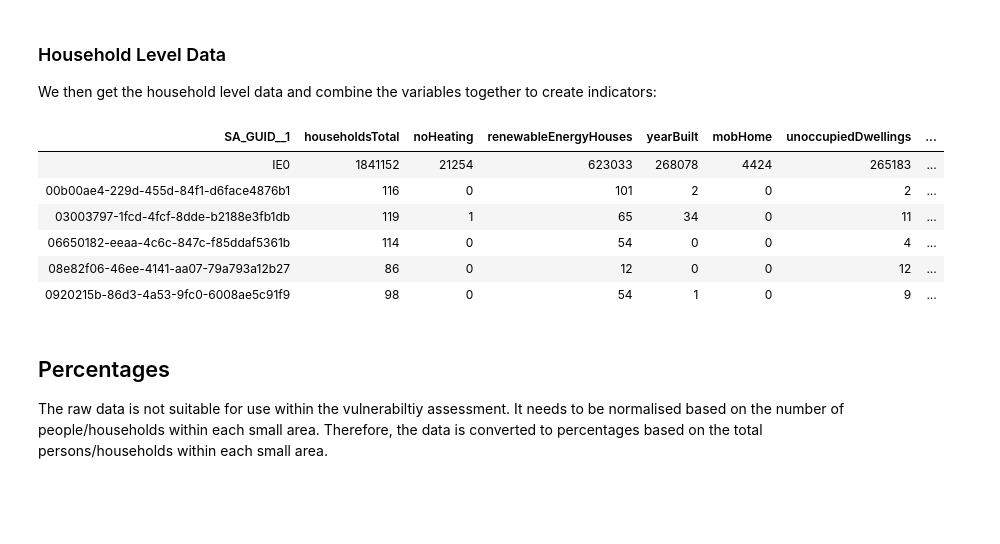
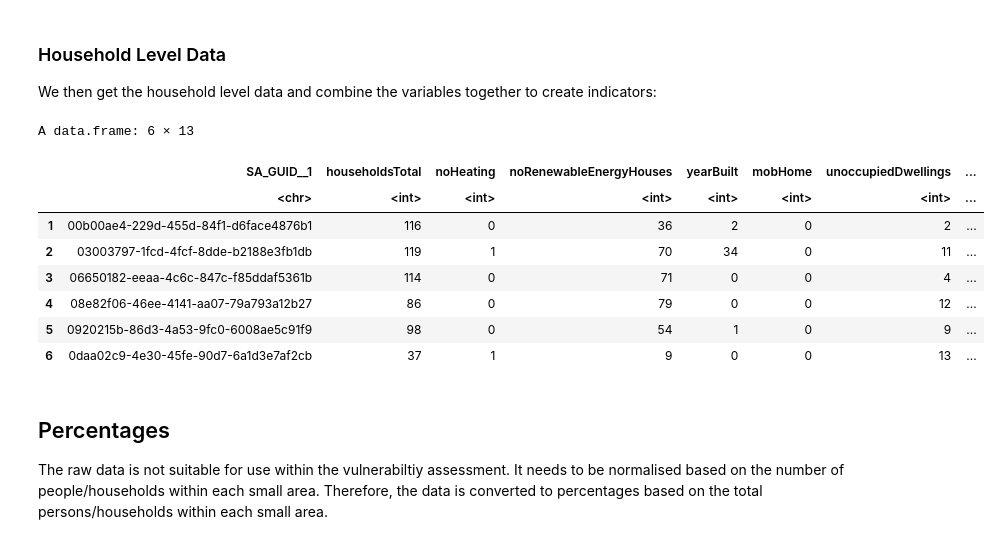
Before and after one commit to REACHOUT-PROJECT/ISVEHI, a Jupyter notebook: 0_Scripts/1a_CensusData.ipynb, the cells around one changed output. Drawn from its saved outputs; the diff is of its cells as text; code cells hidden in the pictures; blank space fills up the shorter version.

```diff
--- a/0_Scripts/1a_CensusData.ipynb
+++ b/0_Scripts/1a_CensusData.ipynb
@@ -22,7 +33,7 @@ The data can be imported directly from the CSO website (this is the default) or
 #smallAreaCSOData <- read.csv("https://www.cso.ie/en/media/csoie/census/census2022/SAPS_2022_Small_Area_270923.csv",  header=TRUE, sep=",")
 
 #get the data locally
-smallAreaCSOData <- read.csv('C:/Users/wcamaro/Documents/Reachout/ISVEHI-main_2024/1_InputData/CSOData/SAPS_2022_Small_Area_270923.csv', header=TRUE, sep=",", stringsAsFactors = FALSE)
+smallAreaCSOData <- read.csv('/Users/declan/Projects/REACHOUT/walther/ISVEHI-main_2024/1_InputData/CSOData/SAPS_2022_Small_Area_270923.csv', header=TRUE, sep=",", stringsAsFactors = FALSE)
 # %% [markdown]
 ## Select only the relevant data
 # %% [markdown]
@@ -254,16 +271,15 @@ noHeatingData <- smallAreaCSOData[, 'T6_5_NCH', drop = FALSE]  #No central heati
 noHeatingData$noHeating <- apply(noHeatingData,1,sum)
 noHeatingData <- select(noHeatingData, 'noHeating')
 
-#RENEWABLE ENERGY SOURCE – Households with renewable energy source
-renewableEnergyHousesVariables <- c(
-    'T6_10_NS', #Renewable energy source not stated
-    'T6_10_RE'  #Has at least one renewable energy source of any type
+#RENEWABLE ENERGY SOURCE – Households with no renewable energy source
+noRenewableEnergyHousesVariables <- c(
+    'T6_10_NORE', #No Renewable Energy
+    'T6_10_NS'    #Not stated
 )
 
-renewablenergyData <- smallAreaCSOData[, renewableEnergyHousesVariables, drop = FALSE]
-renewablenergyData$renewableEnergyHouses <- apply(renewablenergyData,1,sum)
-renewablenergyData <- select(renewablenergyData, 'renewableEnergyHouses')
-
+noRenewablenergyData <- smallAreaCSOData[, noRenewableEnergyHousesVariables, drop = FALSE]
+noRenewablenergyData$noRenewableEnergyHouses <- apply(noRenewablenergyData,1,sum)
+noRenewablenergyData <- select(noRenewablenergyData, 'noRenewableEnergyHouses')
 
 #YEAR PROPERTY BUILT - Permanent private households by year built (Pre 1919, 1919-1945, 1946-1960, 1961-1970,
 #1971-1980, 1981-1990, 1991-2000, 2001-2010, 2011 or Later, Not stated)
@@ -346,41 +362,43 @@ familyUnitsData <- smallAreaCSOData[, familyUnitsVariables, drop = FALSE]
 familyUnitsData$familyUnits <- apply(familyUnitsData,1,sum)
 familyUnitsData <- select(familyUnitsData, 'familyUnits')
 
 
 
 
 
 #combine all the data into one table
 householdData <- cbind(smallAreaID,
                        householdsTotalData,
                        noHeatingData,
-                       renewablenergyData,
+                       noRenewablenergyData,
                        yearBuiltData,
                        mobileHomeData,
                        unoccupiedDwellingsData,
                        oneParentData,
                        onePersonData,
                        noCarData,
                        noInternetData,
                        waterSupplyData,
                        familyUnitsData
                     )
 #inspect the table
 head(householdData)
 
 #get the number of columns in the data
 householdDataColLength = ncol(householdData)
 
 #output the data as a csv
 write.csv(householdData, "../1_InputData/1a_CensusData/household/householdSmallAreaRawData2022.csv", row.names = FALSE)
 # %% [output]
+A data.frame: 6 × 13
-| SA_GUID__1 | householdsTotal | noHeating | renewableEnergyHouses | yearBuilt | mobHome | unoccupiedDwellings | ... |
-| IE0 | 1841152 | 21254 | 623033 | 268078 | 4424 | 265183 | ... |
-| 00b00ae4-229d-455d-84f1-d6face4876b1 | 116 | 0 | 101 | 2 | 0 | 2 | ... |
-| 03003797-1fcd-4fcf-8dde-b2188e3fb1db | 119 | 1 | 65 | 34 | 0 | 11 | ... |
-| 06650182-eeaa-4c6c-847c-f85ddaf5361b | 114 | 0 | 54 | 0 | 0 | 4 | ... |
-| 08e82f06-46ee-4141-aa07-79a793a12b27 | 86 | 0 | 12 | 0 | 0 | 12 | ... |
-| 0920215b-86d3-4a53-9fc0-6008ae5c91f9 | 98 | 0 | 54 | 1 | 0 | 9 | ... |
+|  | SA_GUID__1 | householdsTotal | noHeating | noRenewableEnergyHouses | yearBuilt | mobHome | unoccupiedDwellings | ... |
+|  | <chr> | <int> | <int> | <int> | <int> | <int> | <int> | ... |
+| 1 | 00b00ae4-229d-455d-84f1-d6face4876b1 | 116 | 0 | 36 | 2 | 0 | 2 | ... |
+| 2 | 03003797-1fcd-4fcf-8dde-b2188e3fb1db | 119 | 1 | 70 | 34 | 0 | 11 | ... |
+| 3 | 06650182-eeaa-4c6c-847c-f85ddaf5361b | 114 | 0 | 71 | 0 | 0 | 4 | ... |
+| 4 | 08e82f06-46ee-4141-aa07-79a793a12b27 | 86 | 0 | 79 | 0 | 0 | 12 | ... |
+| 5 | 0920215b-86d3-4a53-9fc0-6008ae5c91f9 | 98 | 0 | 54 | 1 | 0 | 9 | ... |
+| 6 | 0daa02c9-4e30-45fe-90d7-6a1d3e7af2cb | 37 | 1 | 9 | 0 | 0 | 13 | ... |
 # %% [markdown]
 ## Percentages
 
```
Also changed, not shown: parts of 7 cells of this notebook, 4 other files.
